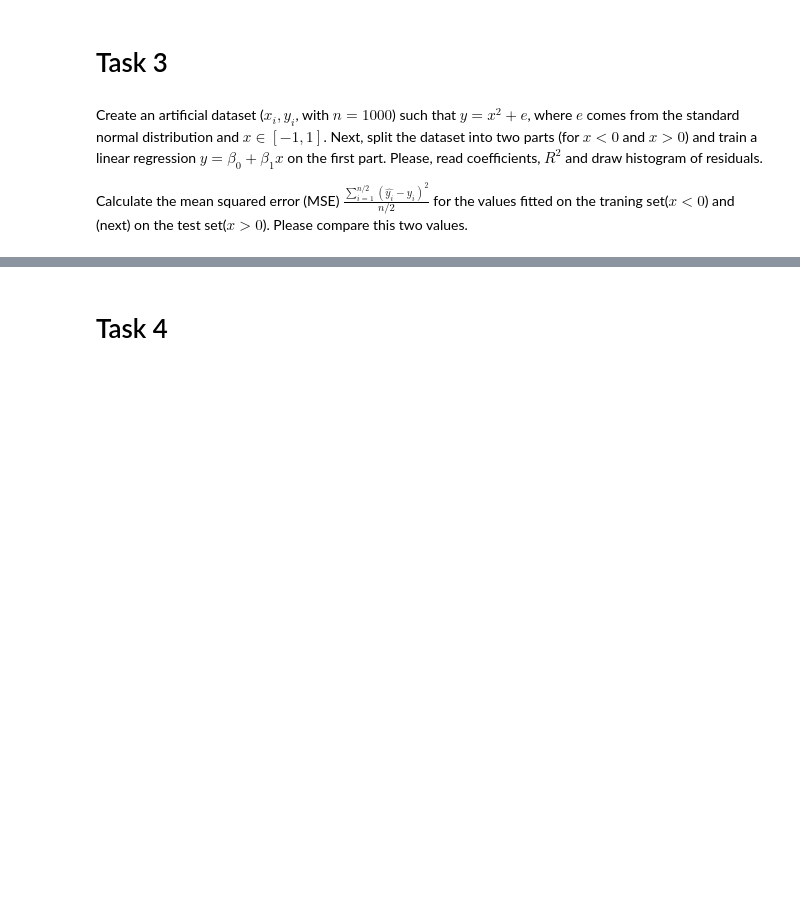
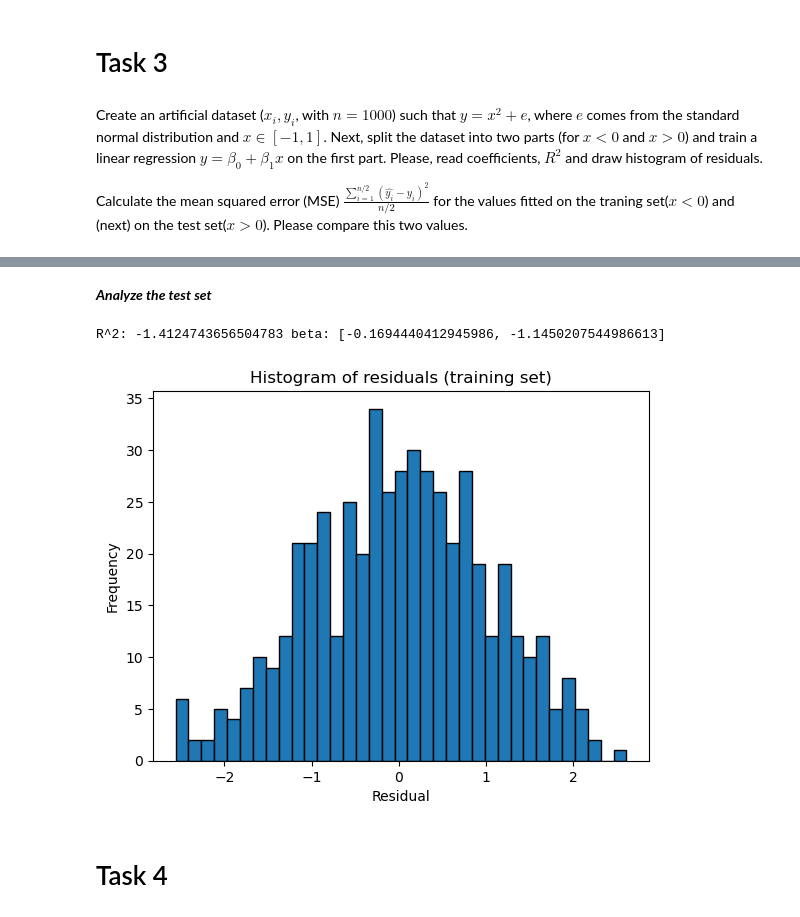
Before and after one commit to filip131311/Mathematical-background-of-ML, a Jupyter notebook: lab2/Lecture 2.ipynb, the cells around one changed output, grey strips where cells are left out. Drawn from its saved outputs; the diff is of its cells as text; code cells hidden in the pictures; blank space fills up the shorter version.

```diff
--- a/lab2/Lecture 2.ipynb
+++ b/lab2/Lecture 2.ipynb
@@ -56,3 +103,26 @@ Calculate the mean squared error (MSE) $\frac{\sum_{i=1}^{n/2}(\hat{y_i}-y_i)^2}
+# %% [markdown]
+***Analyze the test set***
+# %%
+X_test = test_set[:,0].reshape(-1, 1)
+y_test = test_set[:,1]
+
+beta = [model.intercept_, model.coef_[0]]
+
+R2= model.score(X_test, y_test)
+
+print("R^2:", R2, "beta:", beta)
+
+y_test_pred = model.predict(X_test)
+residuals_test = y_test - y_test_pred
+
+plt.hist(residuals_test, bins=35, edgecolor="k")
+plt.xlabel("Residual")
+plt.ylabel("Frequency")
+plt.title("Histogram of residuals (training set)")
+plt.show()
+# %% [output]
+R^2: -1.4124743656504783 beta: [-0.1694440412945986, -1.1450207544986613]
+[figure, added]
 # %% [markdown]
 # Task 4
 # %% [markdown]
```
Also changed, not shown: parts of 6 cells of this notebook.
